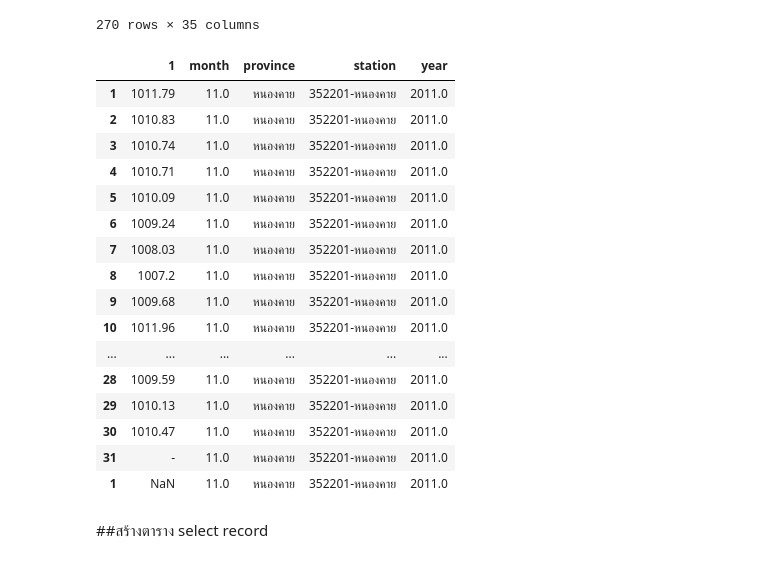
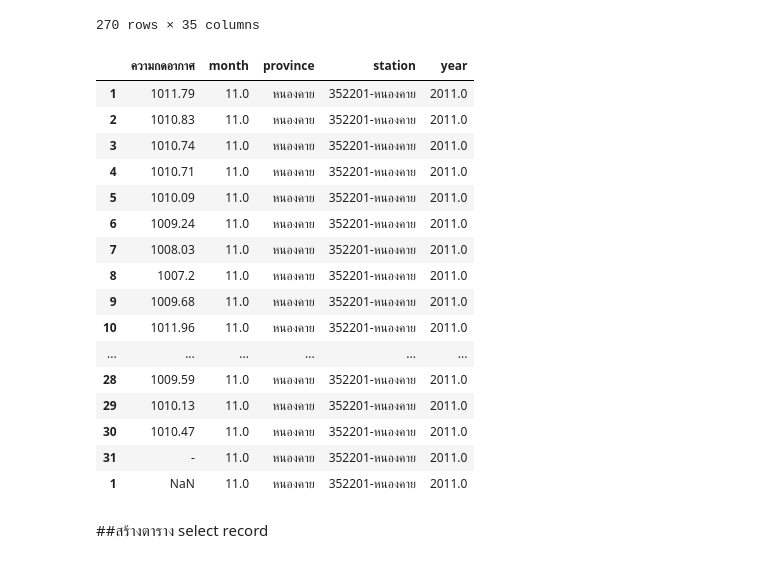
Before and after one commit to sucheerarighthere/bsc_dpdm22, a Jupyter notebook: QUIZ.ipynb, the cells around one changed output. Saved outputs shown, nothing was run; the diff lists cells and outputs as text; code cells hidden in the pictures.

```diff
--- a/QUIZ.ipynb
+++ b/QUIZ.ipynb
@@ -696,22 +696,4 @@ columnp = p1.iloc[0:1,0:4]
 tdayp = dayp.T
 tdayp
 yo =pd.concat([tdayp,columnp])
-yo.fillna(method='bfill')
+yoyo=yo.fillna(method='bfill')
-# %% [output]
-|  | 1 | month | province | station | year |
-| 1 | 1011.79 | 11.0 | หนองคาย | 352201-หนองคาย | 2011.0 |
-| 2 | 1010.83 | 11.0 | หนองคาย | 352201-หนองคาย | 2011.0 |
-| 3 | 1010.74 | 11.0 | หนองคาย | 352201-หนองคาย | 2011.0 |
-| 4 | 1010.71 | 11.0 | หนองคาย | 352201-หนองคาย | 2011.0 |
-| 5 | 1010.09 | 11.0 | หนองคาย | 352201-หนองคาย | 2011.0 |
-| 6 | 1009.24 | 11.0 | หนองคาย | 352201-หนองคาย | 2011.0 |
-| 7 | 1008.03 | 11.0 | หนองคาย | 352201-หนองคาย | 2011.0 |
-| 8 | 1007.2 | 11.0 | หนองคาย | 352201-หนองคาย | 2011.0 |
-| 9 | 1009.68 | 11.0 | หนองคาย | 352201-หนองคาย | 2011.0 |
-| 10 | 1011.96 | 11.0 | หนองคาย | 352201-หนองคาย | 2011.0 |
-| ... | ... | ... | ... | ... | ... |
-| 28 | 1009.59 | 11.0 | หนองคาย | 352201-หนองคาย | 2011.0 |
-| 29 | 1010.13 | 11.0 | หนองคาย | 352201-หนองคาย | 2011.0 |
-| 30 | 1010.47 | 11.0 | หนองคาย | 352201-หนองคาย | 2011.0 |
-| 31 | - | 11.0 | หนองคาย | 352201-หนองคาย | 2011.0 |
-| 1 | NaN | 11.0 | หนองคาย | 352201-หนองคาย | 2011.0 |
@@ -718,2 +708,22 @@ yo.fillna(method='bfill')
+# %%
+yoyo.rename(columns={1:'ความกดอากาศ'})
+# %% [output]
+|  | ความกดอากาศ | month | province | station | year |
+| 1 | 1011.79 | 11.0 | หนองคาย | 352201-หนองคาย | 2011.0 |
+| 2 | 1010.83 | 11.0 | หนองคาย | 352201-หนองคาย | 2011.0 |
+| 3 | 1010.74 | 11.0 | หนองคาย | 352201-หนองคาย | 2011.0 |
+| 4 | 1010.71 | 11.0 | หนองคาย | 352201-หนองคาย | 2011.0 |
+| 5 | 1010.09 | 11.0 | หนองคาย | 352201-หนองคาย | 2011.0 |
+| 6 | 1009.24 | 11.0 | หนองคาย | 352201-หนองคาย | 2011.0 |
+| 7 | 1008.03 | 11.0 | หนองคาย | 352201-หนองคาย | 2011.0 |
+| 8 | 1007.2 | 11.0 | หนองคาย | 352201-หนองคาย | 2011.0 |
+| 9 | 1009.68 | 11.0 | หนองคาย | 352201-หนองคาย | 2011.0 |
+| 10 | 1011.96 | 11.0 | หนองคาย | 352201-หนองคาย | 2011.0 |
+| ... | ... | ... | ... | ... | ... |
+| 28 | 1009.59 | 11.0 | หนองคาย | 352201-หนองคาย | 2011.0 |
+| 29 | 1010.13 | 11.0 | หนองคาย | 352201-หนองคาย | 2011.0 |
+| 30 | 1010.47 | 11.0 | หนองคาย | 352201-หนองคาย | 2011.0 |
+| 31 | - | 11.0 | หนองคาย | 352201-หนองคาย | 2011.0 |
+| 1 | NaN | 11.0 | หนองคาย | 352201-หนองคาย | 2011.0 |
 # %% [markdown]
 ##สร้างตาราง select record
```
Also changed, not shown: parts of 1 cell of this notebook.
